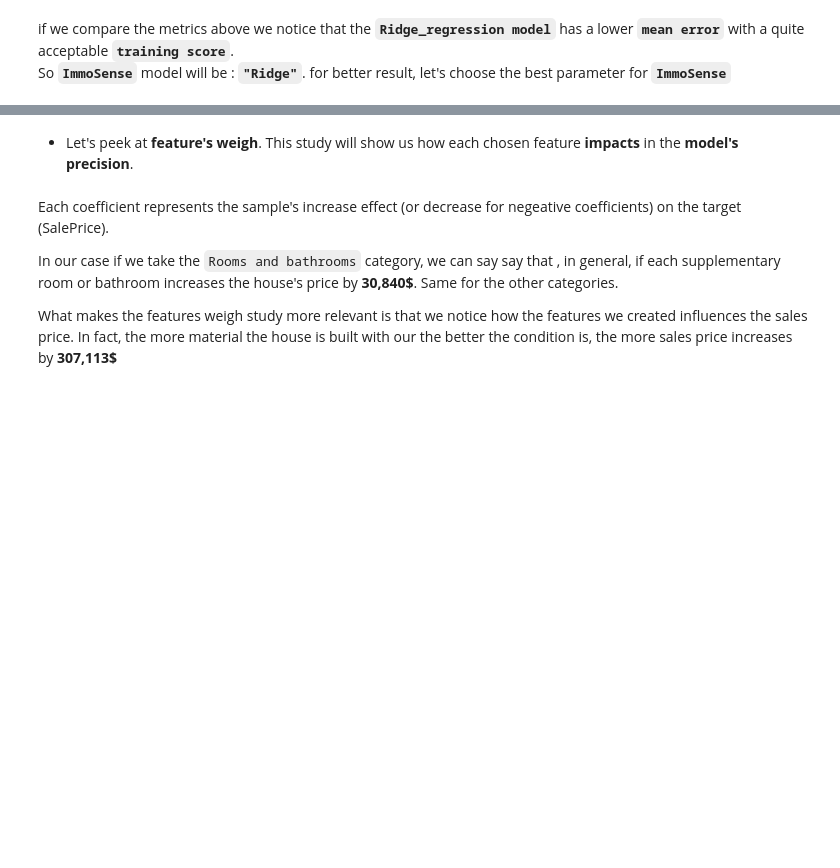
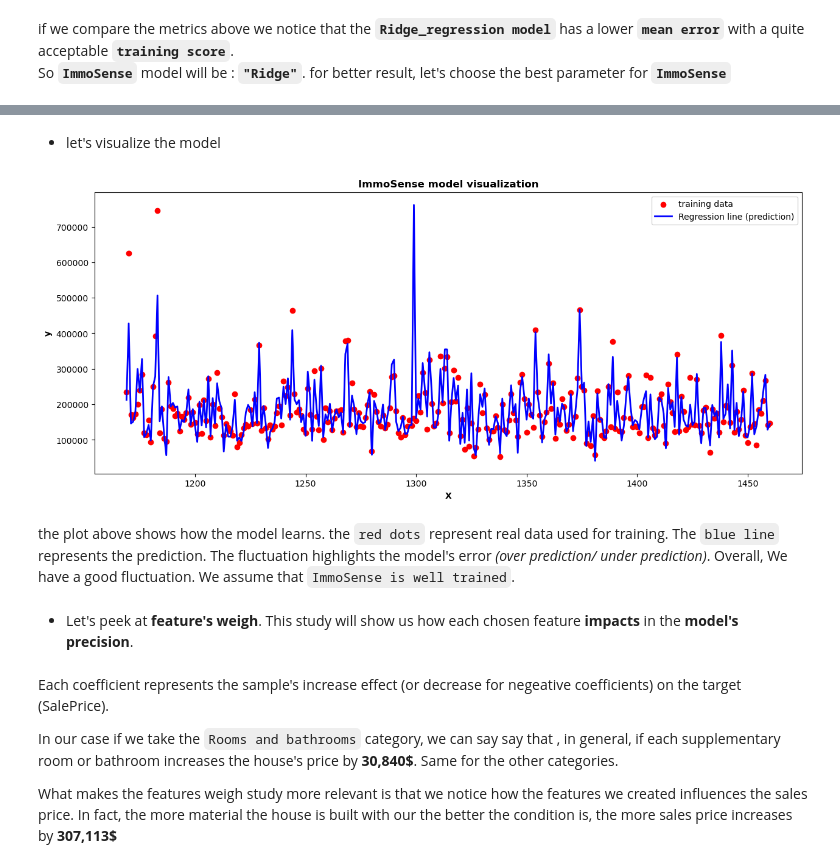
Before and after one commit to superMass14/immoSense, a Jupyter notebook: notebook/main.ipynb, the cells around one changed output, grey strips where cells are left out. Saved outputs shown, nothing was run; the diff lists cells and outputs as text; code cells hidden in the pictures; blank space fills up the shorter version.

Commit message:
change: model visualization added

```diff
--- a/notebook/main.ipynb
+++ b/notebook/main.ipynb
@@ -239,3 +328,21 @@ print(Fore.GREEN + "ImmoSense well trained"+ Style.DIM+Style.RESET_ALL)
+# %% [markdown]
+* let's visualize the model
+# %%
+import matplotlib.pyplot as plt
+pred = ImmoSense.predict(x_test)
+plt.figure(figsize=(15, 6))
+plt.scatter(x_test.index, y_test, color='red', label="training data")
+plt.plot(x_test.index, pred, color='blue', linewidth=2, label="Regression line (prediction)")
+plt.xlabel("X",fontdict={"weight": 1000})
+plt.ylabel("y", fontdict={"weight": 1000})
+plt.title("ImmoSense model visualization", fontdict={"weight": 1000})
+plt.legend()
+plt.show()
+# %% [output]
+[figure, added]
+# %% [markdown]
+the plot above shows how the model learns. the `red dots` represent real data used for training. The `blue line` represents the prediction.
+The fluctuation highlights the model's error *(over prediction/ under prediction)*. Overall, We have a good fluctuation. We assume that `ImmoSense is well trained`.
 # %% [markdown]
 * Let's peek at **feature's weigh**. This study will show us how each chosen feature **impacts** in the **model's precision**.
 # %%
```
Also changed, not shown: parts of 12 cells of this notebook.
